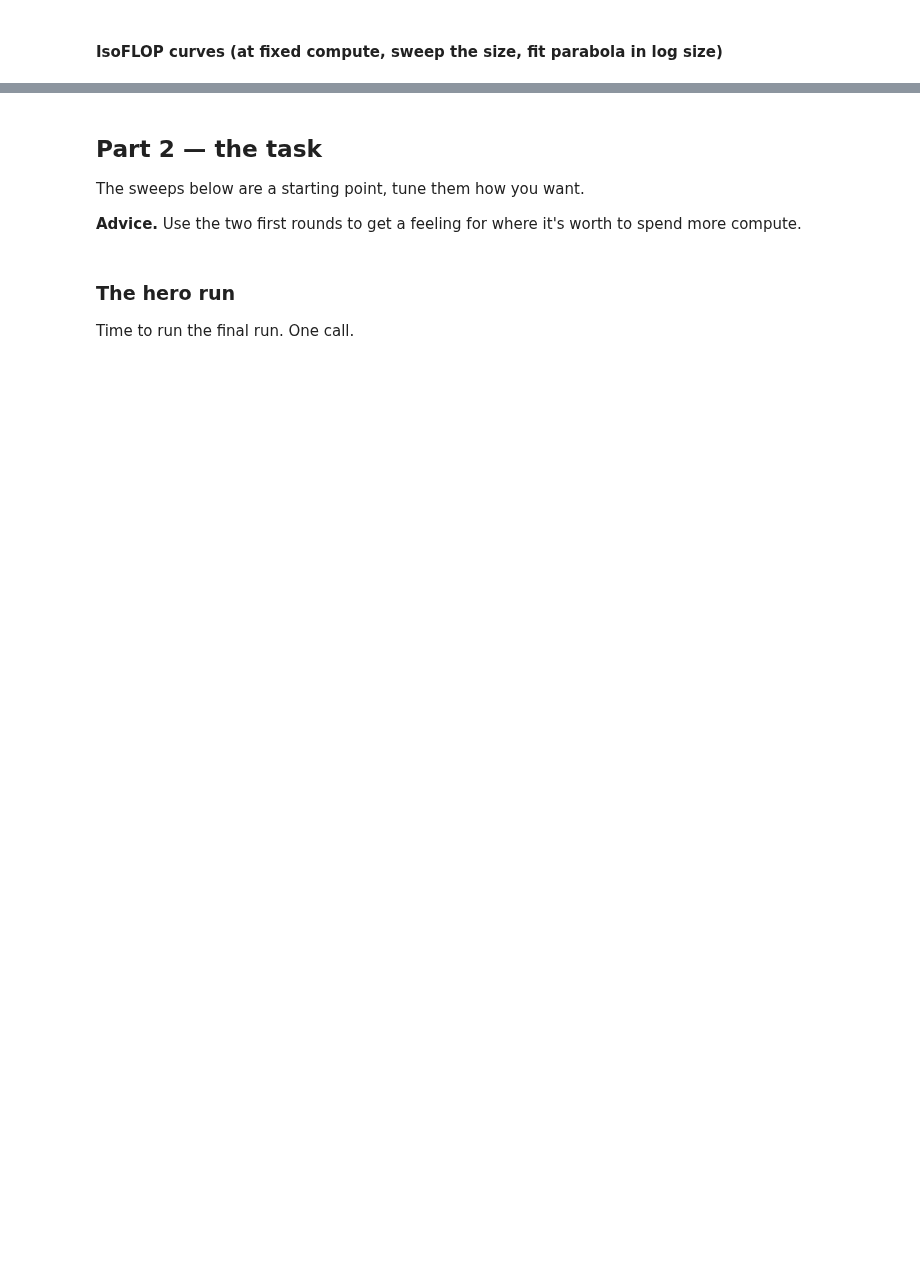
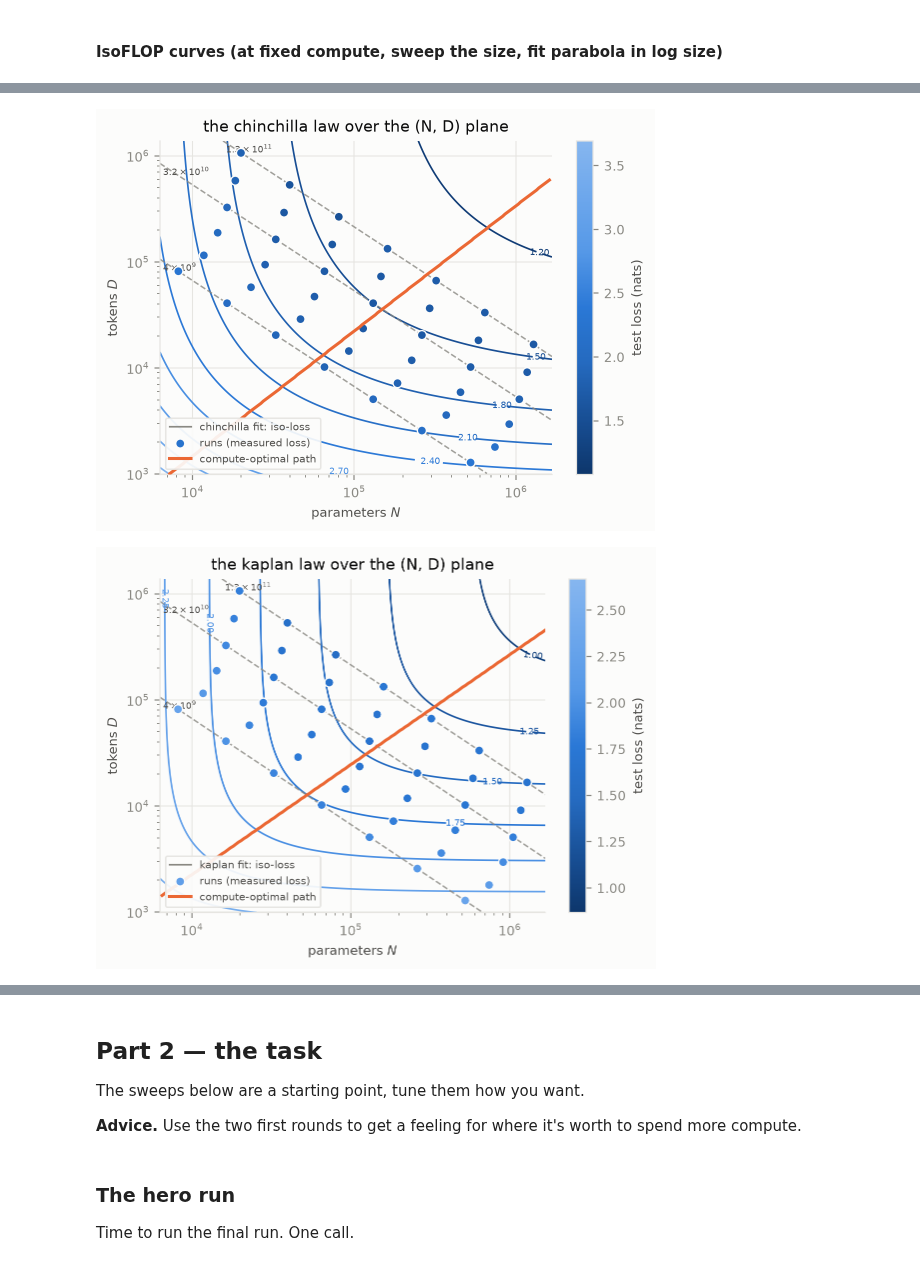
Before and after one commit to NicolasZucchet/Tutorial-scaling-laws, a Jupyter notebook: notebooks/tutorial.ipynb, the cells around one changed output, grey strips where cells are left out. Saved outputs shown, nothing was run; the diff lists cells and outputs as text; code cells hidden in the pictures; blank space fills up the shorter version.

```diff
--- a/notebooks/tutorial.ipynb
+++ b/notebooks/tutorial.ipynb
@@ -225,24 +259,13 @@ s_par = s_isoflop  # use same sweep
 s_par.estimate(parametric)
 r_par = parametric.run_round("parametric", s_par, plot=False)
 
-# form= picks the functional form: "chinchilla" is L_inf + A N^-a + B D^-b, "kaplan"
-# (a.k.a. "scaling") is [(A/N)^(a/b) + B/D]^b, which has no floor.  Fit both on the same
-# points: where they disagree is how much of an extrapolation is the form, not the data.
 # c= lets the fit infer the C = 6ND relation, so .optimum() constrains on the right one.
 rows = r_par.envelope().rows  # best lr per (c, n) cell -- the envelope the law wants
 fits = {}
-for form in ("chinchilla", "kaplan"):
-    fits[form] = joint_fit([x["n"] for x in rows], [x["tokens"] for x in rows],
-                           [x["loss"] for x in rows], c=[x["c"] for x in rows], form=form)
-    j = fits[form]
-    print(f"{form:<11s} {j}")
-    print(f"            => n* ~ C^{j.n_exponent:.3f}")
+for form in ("chinchilla", "kaplan", "skaling"):
+    j = fits[form] = joint_fit([x["n"] for x in rows], [x["tokens"] for x in rows],
+                               [x["loss"] for x in rows], c=[x["c"] for x in rows],
+                               form=form)
     n_star, d_star, loss = j.optimum(1e12)  # prediction for a budget you have not run
-    print(f"            at C=1e12: n*={n_star:,.0f}, d*={d_star:.3g}, "
-          f"predicted loss {loss:.4f}")
-
-j = fits["chinchilla"]  # pick the one you want to carry forward
-plot_runs(r_par, x="n", y="loss", color="c", fit=j,
-          title=f"the {j.form} fit, against the runs it was fitted on")
-plot_runs(r_par, x="n", y="loss", color="c", fit=fits["kaplan"],
-          title="the kaplan fit, on the same points");
+    print(f"{form:<11s} {j}\n            => n* ~ C^{j.n_exponent:.3f};  at C=1e12: "
+          f"n*={n_star:,.0f}, d*={d_star:.3g}, predicted loss {loss:.4f}")
@@ -248,0 +290,14 @@ plot_runs(r_par, x="n", y="loss", color="c", fit=fits["kaplan"],
+# %%
+# Each law as iso-loss contours over the (N, D) plane, with the runs on top on the same
+# colour scale: a dot whose colour matches the line it sits on is a run the law got right.
+# Dashed lines are iso-compute (C = 6ND); orange is where .optimum(C) says to run.
+for form, j in fits.items():
+    plot_plane(r_par, j, isocompute=[4e9, 3.2e10, 1.28e11],
+               title=f"the {form} law over the (N, D) plane")
+
+# ... and one slice of it: the loss along each compute rung, over the points it was fitted on
+plot_runs(r_par, x="n", y="loss", color="c", fit=fits["chinchilla"],
+          title="the chinchilla fit, against the runs it was fitted on");
+# %% [output]
+[figure, added]
+[figure, added]
```
Also changed, not shown: parts of 12 cells of this notebook, 7 other files.
